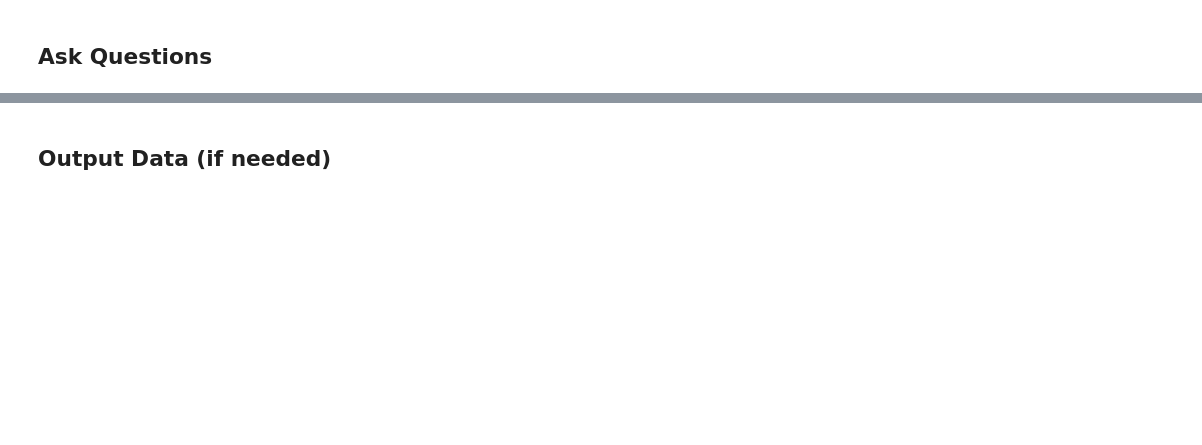
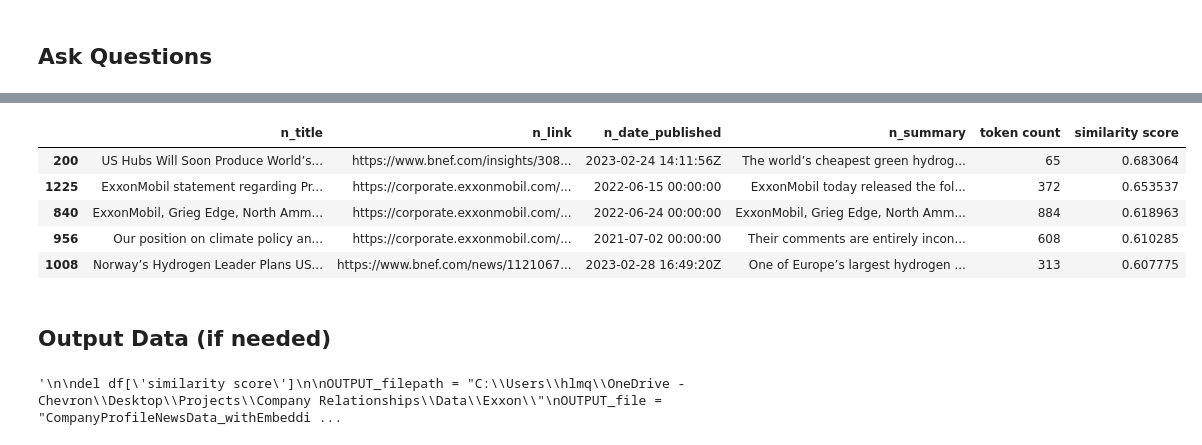
Before and after one commit to tzimmer3/Company_Relationships, a Jupyter notebook: Semantic Search Demo/Search DEMO.ipynb, the cells around one changed output, grey strips where cells are left out. Cells and saved outputs as stored; diff of their text form; code cells hidden in the pictures; blank space fills up the shorter version.

```diff
--- a/Semantic Search Demo/Search DEMO.ipynb
+++ b/Semantic Search Demo/Search DEMO.ipynb
@@ -141,11 +170,26 @@ response.style.set_properties(subset=['n_summary'], **{'width': '600px'})
 # %%
-response = run("How much is Exxon planning to invest in Hydrogen?", 5, embeddings, df)
+response = run("How much is Exxon planning to invest in Hydrogen?", 5, df['embeddings'], df)
 
-response.style.set_properties(subset=['n_summary'], **{'width': '600px'})
+response.style.set_properties(subset=['n_summary'], **{'width': '900px'})
+# %% [output]
+|  | n_title | n_link | n_date_published | n_summary | token count | similarity score |
+| 200 | US Hubs Will Soon Produce World’s... | https://www.bnef.com/insights/308... | 2023-02-24 14:11:56Z | The world’s cheapest green hydrog... | 65 | 0.683064 |
+| 1225 | ExxonMobil statement regarding Pr... | https://corporate.exxonmobil.com/... | 2022-06-15 00:00:00 | ExxonMobil today released the fol... | 372 | 0.653537 |
+| 840 | ExxonMobil, Grieg Edge, North Amm... | https://corporate.exxonmobil.com/... | 2022-06-24 00:00:00 | ExxonMobil, Grieg Edge, North Amm... | 884 | 0.618963 |
+| 956 | Our position on climate policy an... | https://corporate.exxonmobil.com/... | 2021-07-02 00:00:00 | Their comments are entirely incon... | 608 | 0.610285 |
+| 1008 | Norway’s Hydrogen Leader Plans US... | https://www.bnef.com/news/1121067... | 2023-02-28 16:49:20Z | One of Europe’s largest hydrogen ... | 313 | 0.607775 |
 # %% [markdown]
 ## Output Data (if needed)
 # %%
+"""
+
+del df['similarity score']
+
 OUTPUT_filepath = "C:\\Users\\hlmq\\OneDrive - Chevron\\Desktop\\Projects\\Company Relationships\\Data\\Exxon\\"
 OUTPUT_file = "CompanyProfileNewsData_withEmbeddings.json"
 
-df.to_json(str(OUTPUT_filepath)+str(OUTPUT_file))
+df.to_json(str(OUTPUT_filepath)+str(OUTPUT_file), orient='records')
+
+"""
+# %% [output]
+'\n\ndel df[\'similarity score\']\n\nOUTPUT_filepath = "C:\\Users\\hlmq\\OneDrive - Chevron\\Desktop\\Projects\\Company Relationships\\Data\\Exxon\\"\nOUTPUT_file = "CompanyProfileNewsData_withEmbeddi ...
```
Also changed, not shown: parts of 7 cells of this notebook, 2 other files.
